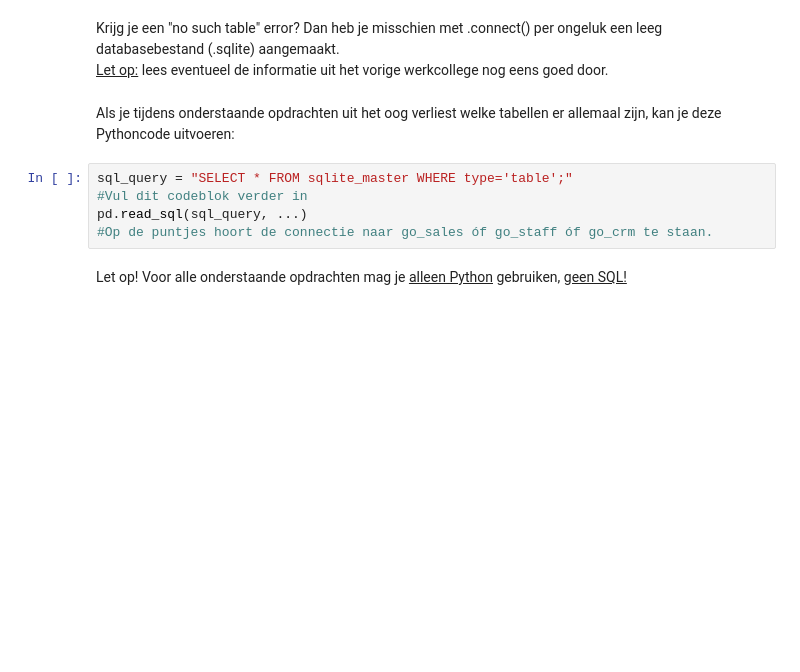
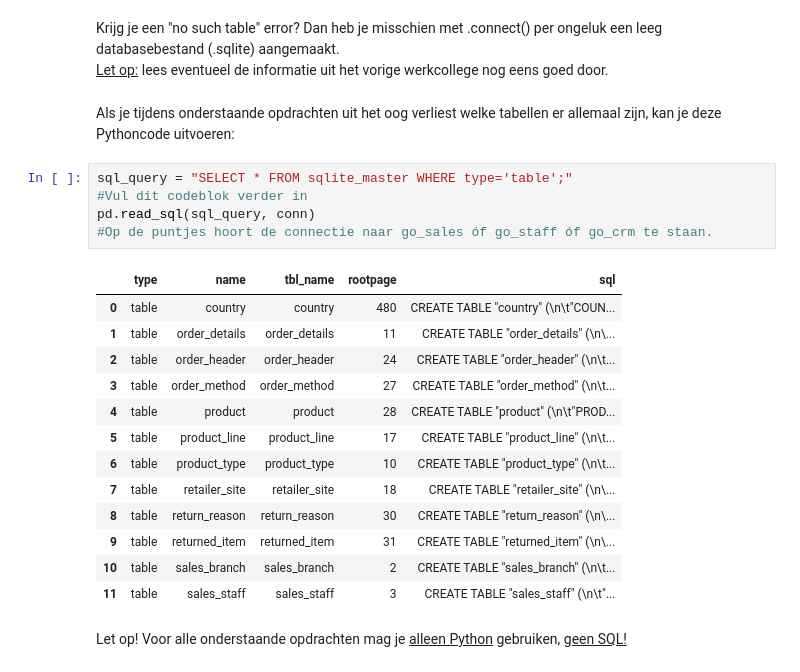
Before and after one commit to Matt-hhs/Kutpython, a Jupyter notebook: DEAI - Pythonweek WC Dataselectie met pandas/Opdrachten.ipynb, the cells around one changed output. Drawn from its saved outputs; the diff is of its cells as text; blank space fills up the shorter version.

```diff
--- a/DEAI - Pythonweek WC Dataselectie met pandas/Opdrachten.ipynb
+++ b/DEAI - Pythonweek WC Dataselectie met pandas/Opdrachten.ipynb
@@ -68,8 +77,22 @@ Als je tijdens onderstaande opdrachten uit het oog verliest welke tabellen er al
 # %%
 sql_query = "SELECT * FROM sqlite_master WHERE type='table';"
 #Vul dit codeblok verder in
-pd.read_sql(sql_query, ...)
+pd.read_sql(sql_query, conn)
 #Op de puntjes hoort de connectie naar go_sales óf go_staff óf go_crm te staan.
+# %% [output]
+|  | type | name | tbl_name | rootpage | sql |
+| 0 | table | country | country | 480 | CREATE TABLE "country" (\n\t"COUN... |
+| 1 | table | order_details | order_details | 11 | CREATE TABLE "order_details" (\n\... |
+| 2 | table | order_header | order_header | 24 | CREATE TABLE "order_header" (\n\t... |
+| 3 | table | order_method | order_method | 27 | CREATE TABLE "order_method" (\n\t... |
+| 4 | table | product | product | 28 | CREATE TABLE "product" (\n\t"PROD... |
+| 5 | table | product_line | product_line | 17 | CREATE TABLE "product_line" (\n\t... |
+| 6 | table | product_type | product_type | 10 | CREATE TABLE "product_type" (\n\t... |
+| 7 | table | retailer_site | retailer_site | 18 | CREATE TABLE "retailer_site" (\n\... |
+| 8 | table | return_reason | return_reason | 30 | CREATE TABLE "return_reason" (\n\... |
+| 9 | table | returned_item | returned_item | 31 | CREATE TABLE "returned_item" (\n\... |
+| 10 | table | sales_branch | sales_branch | 2 | CREATE TABLE "sales_branch" (\n\t... |
+| 11 | table | sales_staff | sales_staff | 3 | CREATE TABLE "sales_staff" (\n\t"... |
 # %% [markdown]
 Let op! Voor alle onderstaande opdrachten mag je <u>alleen Python</u> gebruiken, <u>geen SQL!</u>
 # %% [markdown]
```
Also changed, not shown: parts of 19 cells of this notebook.
